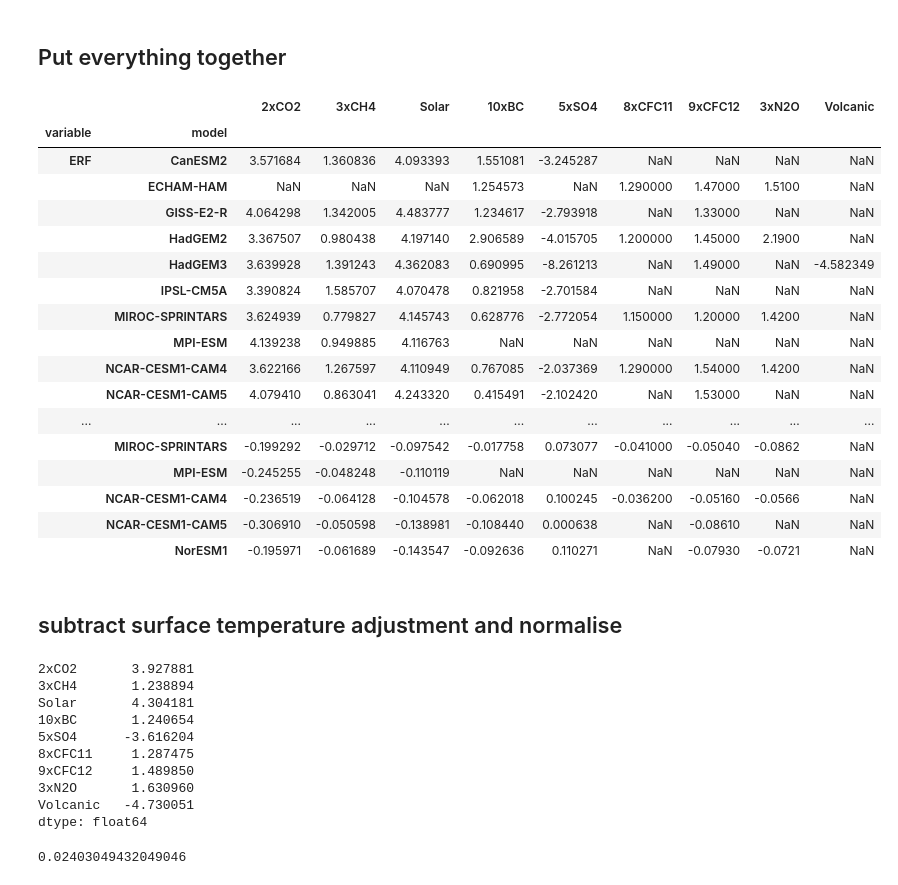
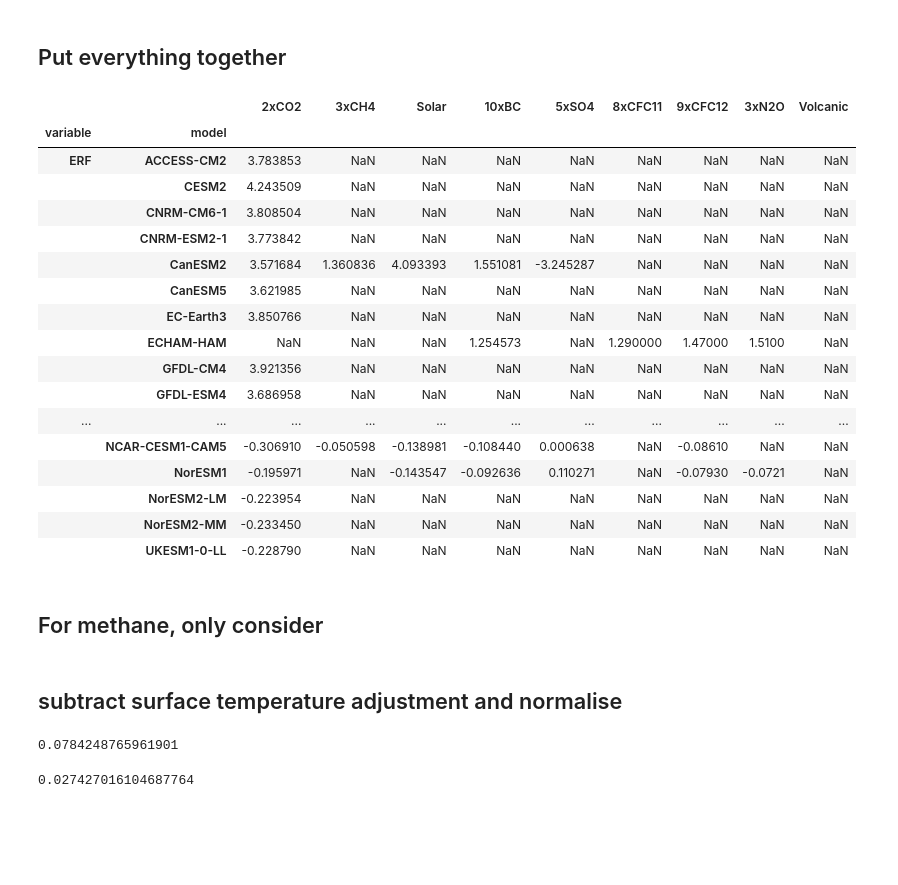
Before and after one commit to chrisroadmap/ar6, a Jupyter notebook: notebooks/270_chapter7_fig7.4.ipynb, the cells around one changed output. Cells and saved outputs as stored; diff of their text form; code cells hidden in the pictures; blank space fills up the shorter version.

```diff
--- a/notebooks/270_chapter7_fig7.4.ipynb
+++ b/notebooks/270_chapter7_fig7.4.ipynb
@@ -105,7 +105,12 @@ for model in ['CanESM2', 'ECHAM-HAM', 'GISS-E2-R', 'HadGEM2', 'HadGEM3', 'IPSL-C
             (adjustments_smith18_df['model']==model) & (adjustments_smith18_df['variable']=='cloud') & (adjustments_smith18_df['kernel']==kernel),
         '5xSO4'] = np.nan
 
-adjustments_smith18_df#[adjustments_df['variable']=='cloud']#['5xSO4']
+# For AR6, remove methane where SW absorption not included.
+for model in models:
+    if model not in ['CanESM2', 'MIROC-SPRINTARS', 'MPI-ESM', 'NCAR-CESM1-CAM5']:
+        adjustments_smith18_df.loc[adjustments_smith18_df['model']==model, '3xCH4'] = np.nan
+
+adjustments_smith18_df
 # %% [output]
 |  | variable | model | kernel | 2xCO2 | 3xCH4 | Solar | 10xBC | 5xSO4 |
 | 0 | ERF | CanESM2 | HadGEM2 | 3.571683 | 1.360837 | 4.093394 | 1.551082 | -3.245286 |
@@ -131,9 +136,9 @@ for model in models:
         aco2, ach4, asol, abc, aso4 = adjustments_smith18_df.loc[(adjustments_smith18_df['model']==model) & (adjustments_smith18_df['variable']==var)].mean()
         flux_data.append([var, model, aco2, ach4, asol, abc, aso4])
 
-adjustments_df = pd.DataFrame(flux_data, columns=['variable','model','2xCO2','3xCH4','Solar','10xBC','5xSO4'])
-adjustments_df.set_index(['variable','model'], inplace=True)
-adjustments_df
+smith18_new_df = pd.DataFrame(flux_data, columns=['variable','model','2xCO2','3xCH4','Solar','10xBC','5xSO4'])
+smith18_new_df.set_index(['variable','model'], inplace=True)
+smith18_new_df
 # %% [output]
 |  |  | 2xCO2 | 3xCH4 | Solar | 10xBC | 5xSO4 |
 | variable | model |  |  |  |  |  |
@@ -206,5 +211,10 @@ mapping = {
     'alb': 'alb',
     'cl': 'cloud'
 }
+
+flux_data = []
+
 for model in adjustments_smith20_df.Model.unique():
-    print(adjustments_smith20_df.loc[adjustments_smith20_df['Model']==model].mean())
+    for var in ['ERF', 'ts', 'tatr', 'tast', 'hus', 'alb', 'cl']:
+        model_results = adjustments_smith20_df.loc[adjustments_smith20_df['Model']==model, var].mean() * detune
+        flux_data.append([mapping[var], model, model_results])
@@ -228,0 +221,4 @@ dtype: float64
+# %%
+smith20_new_df = pd.DataFrame(flux_data, columns=['variable', 'model', '2xCO2'])
+smith20_new_df.set_index(['variable','model'], inplace=True)
+smith20_new_df
@@ -367,40 +382,35 @@ volcanic_adj
 # %% [markdown]
 ## Put everything together
 # %%
-adjustments_df = pd.concat([adjustments_df, hod_new_df, volcanic_df], axis=1)
+adjustments_df = (
+    pd.concat([smith18_new_df, hod_new_df, volcanic_df], axis=1)
+)
+
+adjustments_df = pd.merge(adjustments_df, smith20_new_df, how='outer', on='2xCO2', left_index=True, right_index=True)
 adjustments_df
 # %% [output]
 |  |  | 2xCO2 | 3xCH4 | Solar | 10xBC | 5xSO4 | 8xCFC11 | 9xCFC12 | 3xN2O | Volcanic |
 | variable | model |  |  |  |  |  |  |  |  |  |
-| ERF | CanESM2 | 3.571684 | 1.360836 | 4.093393 | 1.551081 | -3.245287 | NaN | NaN | NaN | NaN |
+| ERF | ACCESS-CM2 | 3.783853 | NaN | NaN | NaN | NaN | NaN | NaN | NaN | NaN |
+|  | CESM2 | 4.243509 | NaN | NaN | NaN | NaN | NaN | NaN | NaN | NaN |
+|  | CNRM-CM6-1 | 3.808504 | NaN | NaN | NaN | NaN | NaN | NaN | NaN | NaN |
+|  | CNRM-ESM2-1 | 3.773842 | NaN | NaN | NaN | NaN | NaN | NaN | NaN | NaN |
+|  | CanESM2 | 3.571684 | 1.360836 | 4.093393 | 1.551081 | -3.245287 | NaN | NaN | NaN | NaN |
+|  | CanESM5 | 3.621985 | NaN | NaN | NaN | NaN | NaN | NaN | NaN | NaN |
+|  | EC-Earth3 | 3.850766 | NaN | NaN | NaN | NaN | NaN | NaN | NaN | NaN |
 |  | ECHAM-HAM | NaN | NaN | NaN | 1.254573 | NaN | 1.290000 | 1.47000 | 1.5100 | NaN |
-|  | GISS-E2-R | 4.064298 | 1.342005 | 4.483777 | 1.234617 | -2.793918 | NaN | 1.33000 | NaN | NaN |
-|  | HadGEM2 | 3.367507 | 0.980438 | 4.197140 | 2.906589 | -4.015705 | 1.200000 | 1.45000 | 2.1900 | NaN |
-|  | HadGEM3 | 3.639928 | 1.391243 | 4.362083 | 0.690995 | -8.261213 | NaN | 1.49000 | NaN | -4.582349 |
-|  | IPSL-CM5A | 3.390824 | 1.585707 | 4.070478 | 0.821958 | -2.701584 | NaN | NaN | NaN | NaN |
-|  | MIROC-SPRINTARS | 3.624939 | 0.779827 | 4.145743 | 0.628776 | -2.772054 | 1.150000 | 1.20000 | 1.4200 | NaN |
-|  | MPI-ESM | 4.139238 | 0.949885 | 4.116763 | NaN | NaN | NaN | NaN | NaN | NaN |
-|  | NCAR-CESM1-CAM4 | 3.622166 | 1.267597 | 4.110949 | 0.767085 | -2.037369 | 1.290000 | 1.54000 | 1.4200 | NaN |
-|  | NCAR-CESM1-CAM5 | 4.079410 | 0.863041 | 4.243320 | 0.415491 | -2.102420 | NaN | 1.53000 | NaN | NaN |
+|  | GFDL-CM4 | 3.921356 | NaN | NaN | NaN | NaN | NaN | NaN | NaN | NaN |
+|  | GFDL-ESM4 | 3.686958 | NaN | NaN | NaN | NaN | NaN | NaN | NaN | NaN |
 | ... | ... | ... | ... | ... | ... | ... | ... | ... | ... | ... |
-|  | MIROC-SPRINTARS | -0.199292 | -0.029712 | -0.097542 | -0.017758 | 0.073077 | -0.041000 | -0.05040 | -0.0862 | NaN |
-|  | MPI-ESM | -0.245255 | -0.048248 | -0.110119 | NaN | NaN | NaN | NaN | NaN | NaN |
-|  | NCAR-CESM1-CAM4 | -0.236519 | -0.064128 | -0.104578 | -0.062018 | 0.100245 | -0.036200 | -0.05160 | -0.0566 | NaN |
 |  | NCAR-CESM1-CAM5 | -0.306910 | -0.050598 | -0.138981 | -0.108440 | 0.000638 | NaN | -0.08610 | NaN | NaN |
-|  | NorESM1 | -0.195971 | -0.061689 | -0.143547 | -0.092636 | 0.110271 | NaN | -0.07930 | -0.0721 | NaN |
+|  | NorESM1 | -0.195971 | NaN | -0.143547 | -0.092636 | 0.110271 | NaN | -0.07930 | -0.0721 | NaN |
+|  | NorESM2-LM | -0.223954 | NaN | NaN | NaN | NaN | NaN | NaN | NaN | NaN |
+|  | NorESM2-MM | -0.233450 | NaN | NaN | NaN | NaN | NaN | NaN | NaN | NaN |
+|  | UKESM1-0-LL | -0.228790 | NaN | NaN | NaN | NaN | NaN | NaN | NaN | NaN |
+# %% [markdown]
+## For methane, only consider
 # %% [markdown]
 ## subtract surface temperature adjustment and normalise
 # %%
 # adjusted ERF
-(adjustments_df.loc['ERF'] - adjustments_df.loc['tas']).mean()
+ERF_adj = (adjustments_df.loc['ERF'] - adjustments_df.loc['tas'])
-# %% [output]
-2xCO2       3.927881
-3xCH4       1.238894
-Solar       4.304181
-10xBC       1.240654
-5xSO4      -3.616204
-8xCFC11     1.287475
-9xCFC12     1.489850
-3xN2O       1.630960
-Volcanic   -4.730051
-dtype: float64
@@ -407,7 +431,11 @@ dtype: float64
+# %%
+(total_trop/SARF).mean()['2xCO2']
+# %% [output]
+0.0784248765961901
 # %%
 (adjustments_df.loc['alb']/(adjustments_df.loc['ERF'] - adjustments_df.loc['tas'])).mean()['3xCH4']
 # %% [output]
-0.02403049432049046
+0.027427016104687764
 # %%
 fig, ax1 = pl.subplots()
 
```
Also changed, not shown: parts of 8 cells of this notebook, 6 other files.
